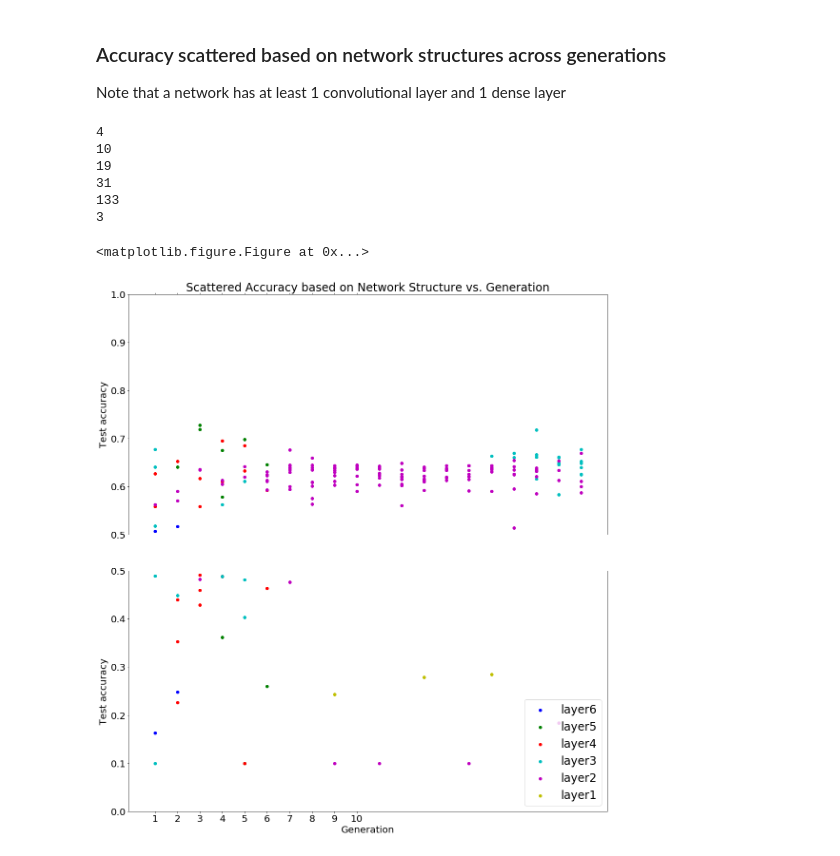
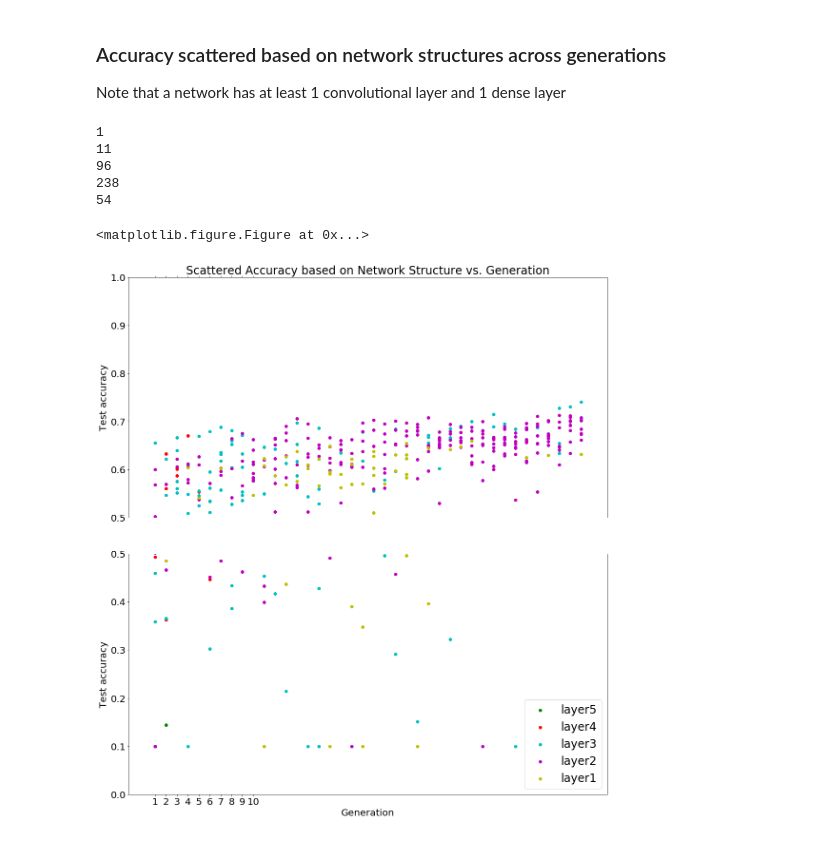
Before and after one commit to zhaolebor/evolving-deep-neural-networks, a Jupyter notebook: experiment/devol/analysis.ipynb, the cells around one changed output. Cells and saved outputs as stored; diff of their text form; code cells hidden in the pictures.

```diff
--- a/experiment/devol/analysis.ipynb
+++ b/experiment/devol/analysis.ipynb
@@ -35,17 +33,17 @@ data shapes
 ## Analysis of evolutional CNN on MNIST(batchnorm=False, dropout=False)
 # %%
 max_conv_layers = 5
-max_dense_layers = 2 # including final softmax layer
+max_dense_layers = 3 # including final softmax layer
 max_conv_kernels = 64
 max_dense_nodes = 1024
 input_shape = (32,32,3)
 num_classes = 10
 num_generations = 20
-population_size = 10
-num_epochs = 10
+population_size = 20
+num_epochs = 5
 # %%
 # View experiment result based on index
-experiment = 5
+experiment = 6
 # %%
 #batch=true, dropout=true, activ=[relu, sigmoid]
 if experiment == 1:
@@ -86,6 +84,13 @@ elif experiment == 5:
                     batch_normalization=True, dropout=True, max_pooling=True, \
                 optimizers=None, activations=["relu"])
 
+elif experiment == 6:
+    datafile = "Tue Nov 21 01:41:00 2017.csv"
+    genome_handler = GenomeHandler(max_conv_layers, max_dense_layers, max_conv_kernels, \
+                    max_dense_nodes, input_shape, num_classes, \
+                    batch_normalization=True, dropout=True, max_pooling=True, \
+                optimizers=None, activations=["relu"])
+
 # Using current setting
 else:
     datafile = devol.datafile
@@ -222,7 +227,7 @@ Note that a network has at least 1 convolutional layer and 1 dense layer
 # %%
 # Sort the accuracy data points based on the network structure
 
-layer6=[]   # Network with 3(maximum) convolutional layers and 2(maximum) dense layers
+#layer6=[]   # Network with 3(maximum) convolutional layers and 2(maximum) dense layers
 layer5=[]   # Network with 3(maximum) convolutional layers and 1 dense layers
 layer4=[]   # Network with 2 convolutional layers and 2(maximum) dense layers
 layer3=[]   # Network with 2 convolutional layers and 1 dense layers
@@ -231,15 +236,15 @@ layer1=[]   # Network with 1 convolutional layers and 1 dense layers
 
 gen = 1
 pop = 0
-index = [0,6,12,18,24,30]
+index = [0,6,12,18,24]
 for row in data:
     pop += 1
     if pop > population_size:
         gen += 1
         pop = 1
-    if sum(row[index]) == 6:
-        layer6.append((gen,row[-1]))
-    elif sum(row[index]) == 5:
+    #if sum(row[index]) == 6:
+    #    layer6.append((gen,row[-1]))
+    if sum(row[index]) == 5:
         layer5.append((gen,row[-1]))
     elif sum(row[index]) == 4:
         layer4.append((gen,row[-1]))
@@ -250,24 +255,23 @@ for row in data:
 
     else:
         layer1.append((gen,row[-1]))
-print(len(layer6))
+#print(len(layer6))
 print(len(layer5))
 print(len(layer4))
 print(len(layer3))
 print(len(layer2))
 print(len(layer1))
 # %% [output]
-4
-10
-19
-31
-133
-3
+1
+11
+96
+238
+54
 # %%
 plt.figure(4)
 
 colors = ['b', 'g', 'r', 'c', 'm', 'y']
-x1,y1 = zip(*layer6)
+#x1,y1 = zip(*layer6)
 x2,y2 = zip(*layer5)
 x3,y3 = zip(*layer4)
 x4,y4 = zip(*layer3)
@@ -277,14 +281,14 @@ x6,y6 = zip(*layer1)
 
 
 f, (ax, ax2) = plt.subplots(2, 1, sharex=True)
-ax.scatter(x1,y1,color=colors[0])
+#ax.scatter(x1,y1,color=colors[0])
 ax.scatter(x2,y2,color=colors[1])
 ax.scatter(x3,y3,color=colors[2])
 ax.scatter(x4,y4,color=colors[3])
 ax.scatter(x5,y5,color=colors[4])
 ax.scatter(x6,y6,color=colors[5])
 
-conv3_den2 = ax2.scatter(x1,y1,color=colors[0])
+#conv3_den2 = ax2.scatter(x1,y1,color=colors[0])
 conv3_den1 = ax2.scatter(x2,y2,color=colors[1])
 conv2_den2 = ax2.scatter(x3,y3,color=colors[2])
 conv2_den1 = ax2.scatter(x4,y4,color=colors[3])
@@ -294,36 +298,36 @@ conv1_den1 = ax2.scatter(x6,y6,color=colors[5])
 ax.set_ylim(.5, 1.)  # outliers only
 ax2.set_ylim(0., .5)  # most of the data
 ax.spines['bottom'].set_visible(False)
 ax2.spines['top'].set_visible(False)
 ax.xaxis.tick_top()
 ax.tick_params(labeltop='off')  # don't put tick labels at the top
 ax2.xaxis.tick_bottom()
 f.subplots_adjust(hspace=0.15)
 
-ax2.legend((conv3_den2, conv3_den1, conv2_den2, conv2_den1, conv1_den2, conv1_den1),
-           ('layer6', 'layer5', 'layer4', 'layer3', 'layer2', 'layer1'),
+ax2.legend((conv3_den1, conv2_den2, conv2_den1, conv1_den2, conv1_den1),
+           ('layer5', 'layer4', 'layer3', 'layer2', 'layer1'),
            scatterpoints=1,
            loc='lower right',
            ncol=1,
            fontsize=24)
 
 ax.set_title('Scattered Accuracy based on Network Structure vs. Generation', fontsize=24)
 ax2.set_xlabel('Generation',fontsize=20)
 ax.set_ylabel('Test accuracy',fontsize=20)
 ax2.set_ylabel('Test accuracy',fontsize=20)
 
 ax.tick_params(labelsize=20)
 ax2.tick_params(labelsize=20)
 
 ax2.xaxis.set_ticks(np.arange(1, num_generations+1, 1))
 
 fig = plt.gcf()
 fig.set_size_inches(18, 20)
 plt.savefig('plot/accuracy_structure_' + str(experiment) +'.png')
 plt.show()
 # %% [output]
 <matplotlib.figure.Figure at 0x...>
-[figure, old version]
+[figure, new version]
 # %%
 plt.figure(5)
 
```
Also changed, not shown: parts of 7 cells of this notebook, 7 other files.
